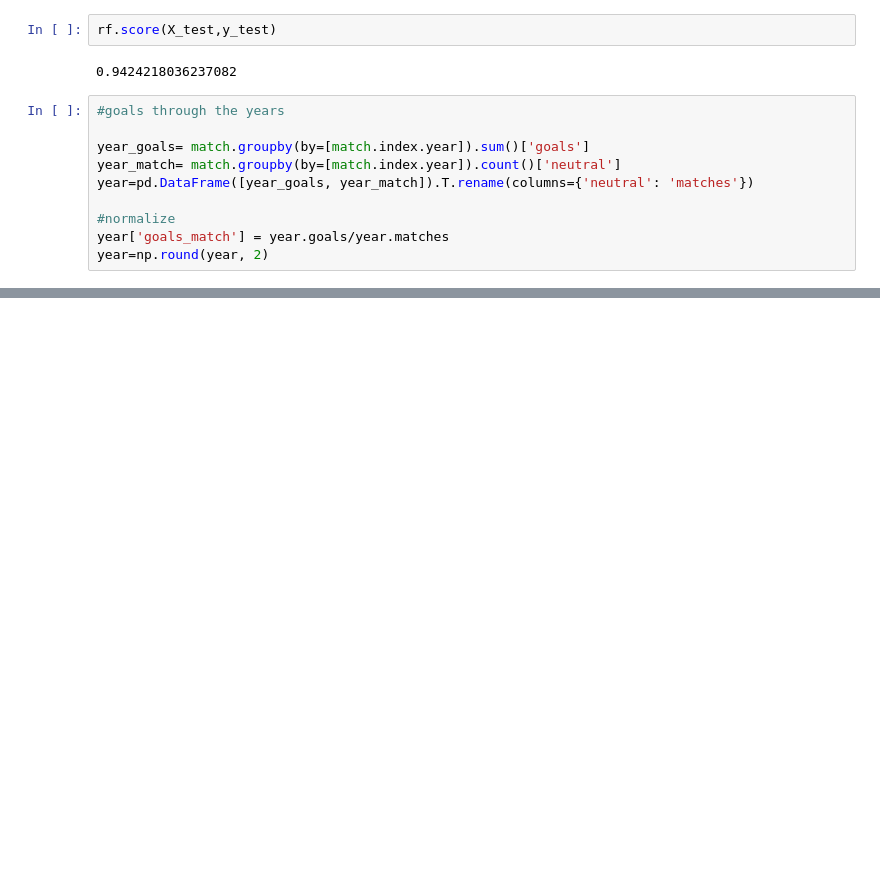
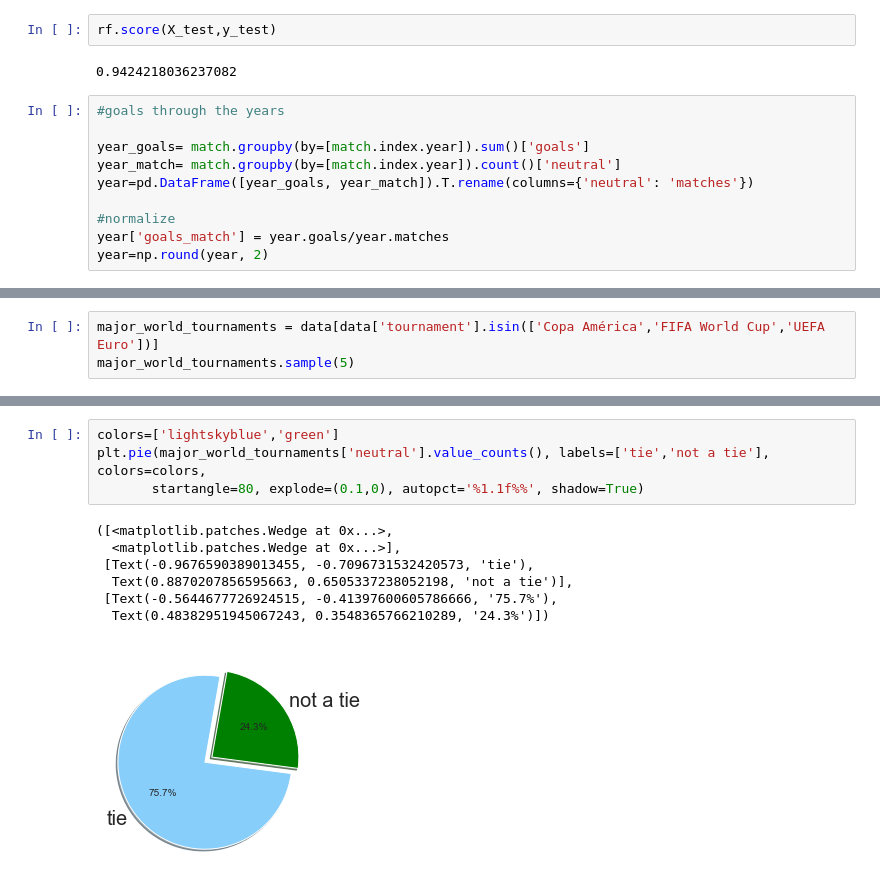
Before and after one commit to l-aleksashka-l/ML, a Jupyter notebook: Stepik/Match_predictions.ipynb, the cells around one changed output, grey strips where cells are left out. Cells and saved outputs as stored; diff of their text form; blank space fills up the shorter version.

```diff
--- a/Stepik/Match_predictions.ipynb
+++ b/Stepik/Match_predictions.ipynb
@@ -609,0 +675,3 @@ year=np.round(year, 2)
+# %%
+major_world_tournaments = data[data['tournament'].isin(['Copa América','FIFA World Cup','UEFA Euro'])]
+major_world_tournaments.sample(5)
@@ -609,0 +700,12 @@ year=np.round(year, 2)
+# %%
+colors=['lightskyblue','green']
+plt.pie(major_world_tournaments['neutral'].value_counts(), labels=['tie','not a tie'], colors=colors,
+       startangle=80, explode=(0.1,0), autopct='%1.1f%%', shadow=True)
+# %% [output]
+([<matplotlib.patches.Wedge at 0x...>,
+  <matplotlib.patches.Wedge at 0x...>],
+ [Text(-0.9676590389013455, -0.7096731532420573, 'tie'),
+  Text(0.8870207856595663, 0.6505337238052198, 'not a tie')],
+ [Text(-0.5644677726924515, -0.41397600605786666, '75.7%'),
+  Text(0.48382951945067243, 0.3548365766210289, '24.3%')])
+[figure, added]
```
Also changed, not shown: parts of 9 cells of this notebook.
